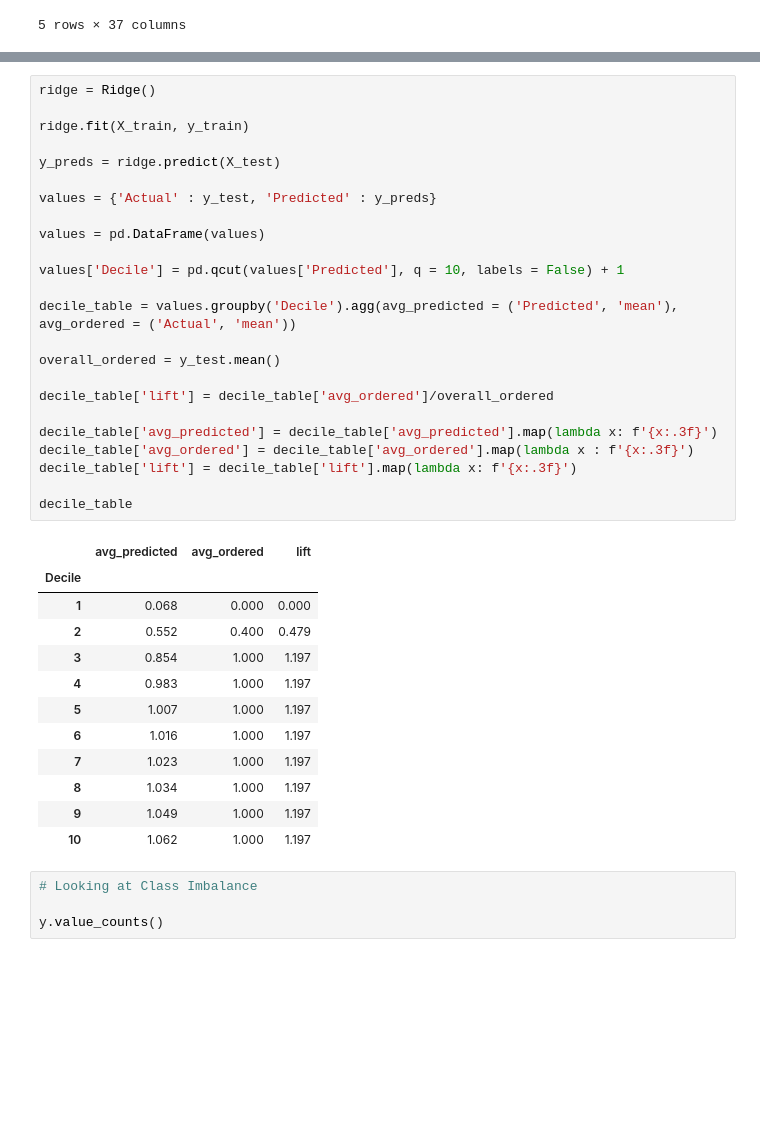
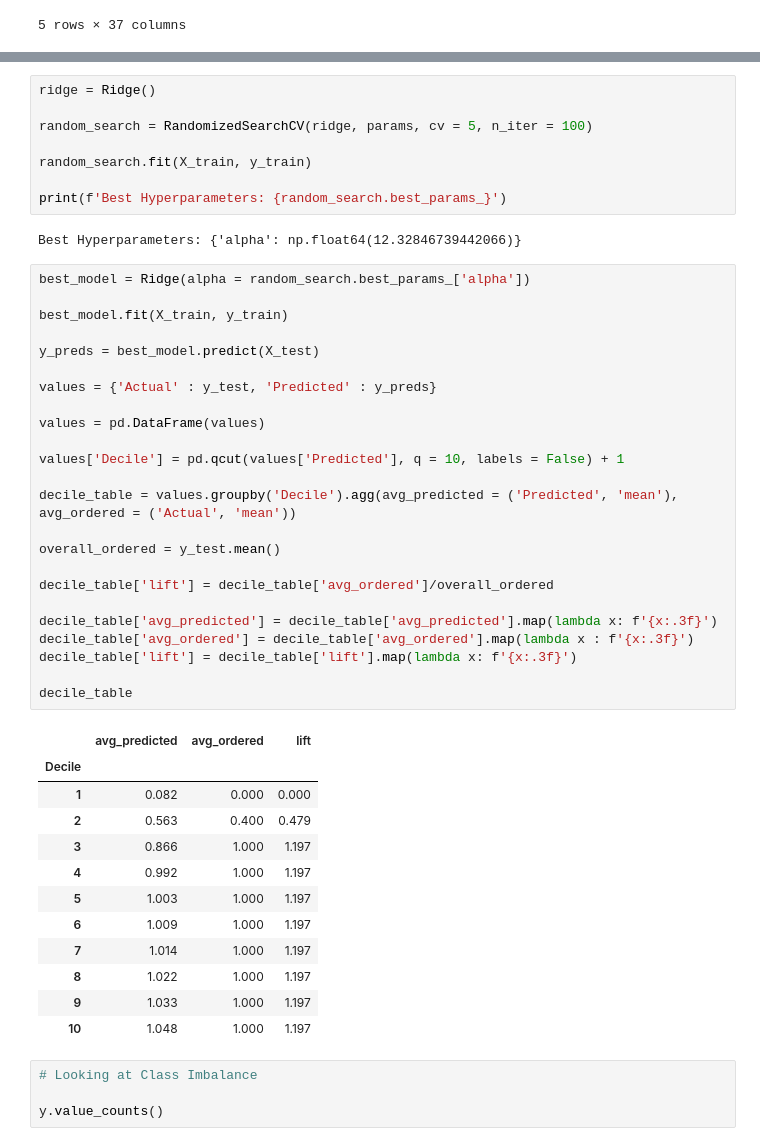
Before and after one commit to eghatzis0527/DX799---HW-Assignments, a Jupyter notebook: HW2.ipynb, the cells around one changed output, grey strips where cells are left out. Saved outputs shown, nothing was run; the diff lists cells and outputs as text; blank space fills up the shorter version.

```diff
--- a/HW2.ipynb
+++ b/HW2.ipynb
@@ -251,40 +284,50 @@ decile_table
 # %%
 ridge = Ridge()
 
-ridge.fit(X_train, y_train)
+random_search = RandomizedSearchCV(ridge, params, cv = 5, n_iter = 100)
 
-y_preds = ridge.predict(X_test)
+random_search.fit(X_train, y_train)
 
-values = {'Actual' : y_test, 'Predicted' : y_preds}
-
-values = pd.DataFrame(values)
-
-values['Decile'] = pd.qcut(values['Predicted'], q = 10, labels = False) + 1
-
-decile_table = values.groupby('Decile').agg(avg_predicted = ('Predicted', 'mean'), avg_ordered = ('Actual', 'mean'))
-
-overall_ordered = y_test.mean()
-
-decile_table['lift'] = decile_table['avg_ordered']/overall_ordered
-
-decile_table['avg_predicted'] = decile_table['avg_predicted'].map(lambda x: f'{x:.3f}')
-decile_table['avg_ordered'] = decile_table['avg_ordered'].map(lambda x : f'{x:.3f}')
-decile_table['lift'] = decile_table['lift'].map(lambda x: f'{x:.3f}')
-
-decile_table
+print(f'Best Hyperparameters: {random_search.best_params_}')
 # %% [output]
-|  | avg_predicted | avg_ordered | lift |
-| Decile |  |  |  |
-| 1 | 0.068 | 0.000 | 0.000 |
-| 2 | 0.552 | 0.400 | 0.479 |
-| 3 | 0.854 | 1.000 | 1.197 |
-| 4 | 0.983 | 1.000 | 1.197 |
-| 5 | 1.007 | 1.000 | 1.197 |
-| 6 | 1.016 | 1.000 | 1.197 |
-| 7 | 1.023 | 1.000 | 1.197 |
-| 8 | 1.034 | 1.000 | 1.197 |
-| 9 | 1.049 | 1.000 | 1.197 |
-| 10 | 1.062 | 1.000 | 1.197 |
+Best Hyperparameters: {'alpha': np.float64(12.32846739442066)}
+# %%
+best_model = Ridge(alpha = random_search.best_params_['alpha'])
+
+best_model.fit(X_train, y_train)
+
+y_preds = best_model.predict(X_test)
+
+values = {'Actual' : y_test, 'Predicted' : y_preds}
+
+values = pd.DataFrame(values)
+
+values['Decile'] = pd.qcut(values['Predicted'], q = 10, labels = False) + 1
+
+decile_table = values.groupby('Decile').agg(avg_predicted = ('Predicted', 'mean'), avg_ordered = ('Actual', 'mean'))
+
+overall_ordered = y_test.mean()
+
+decile_table['lift'] = decile_table['avg_ordered']/overall_ordered
+
+decile_table['avg_predicted'] = decile_table['avg_predicted'].map(lambda x: f'{x:.3f}')
+decile_table['avg_ordered'] = decile_table['avg_ordered'].map(lambda x : f'{x:.3f}')
+decile_table['lift'] = decile_table['lift'].map(lambda x: f'{x:.3f}')
+
+decile_table
+# %% [output]
+|  | avg_predicted | avg_ordered | lift |
+| Decile |  |  |  |
+| 1 | 0.082 | 0.000 | 0.000 |
+| 2 | 0.563 | 0.400 | 0.479 |
+| 3 | 0.866 | 1.000 | 1.197 |
+| 4 | 0.992 | 1.000 | 1.197 |
+| 5 | 1.003 | 1.000 | 1.197 |
+| 6 | 1.009 | 1.000 | 1.197 |
+| 7 | 1.014 | 1.000 | 1.197 |
+| 8 | 1.022 | 1.000 | 1.197 |
+| 9 | 1.033 | 1.000 | 1.197 |
+| 10 | 1.048 | 1.000 | 1.197 |
 # %%
 # Looking at Class Imbalance
 
```
Also changed, not shown: parts of 14 cells of this notebook, 3 other files.
